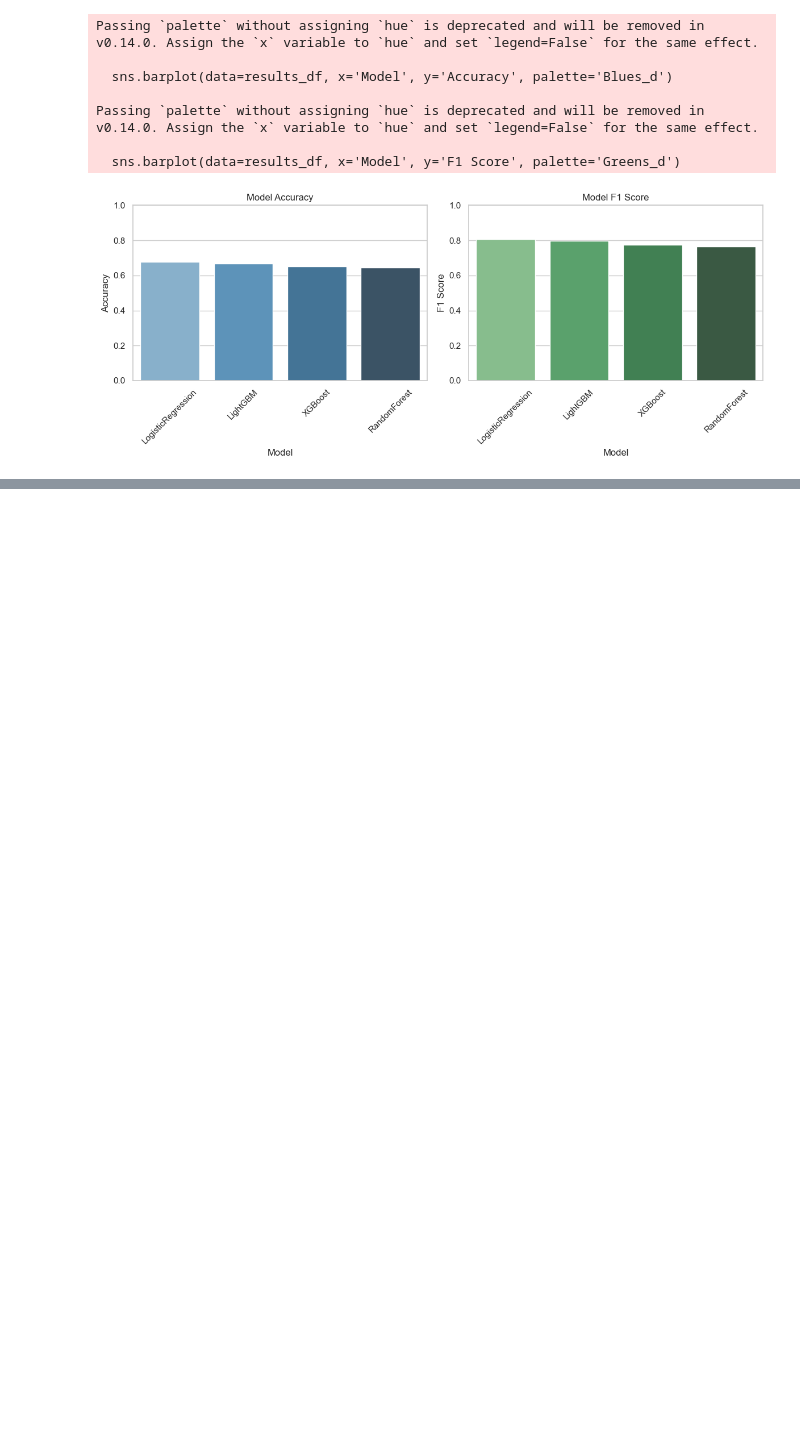
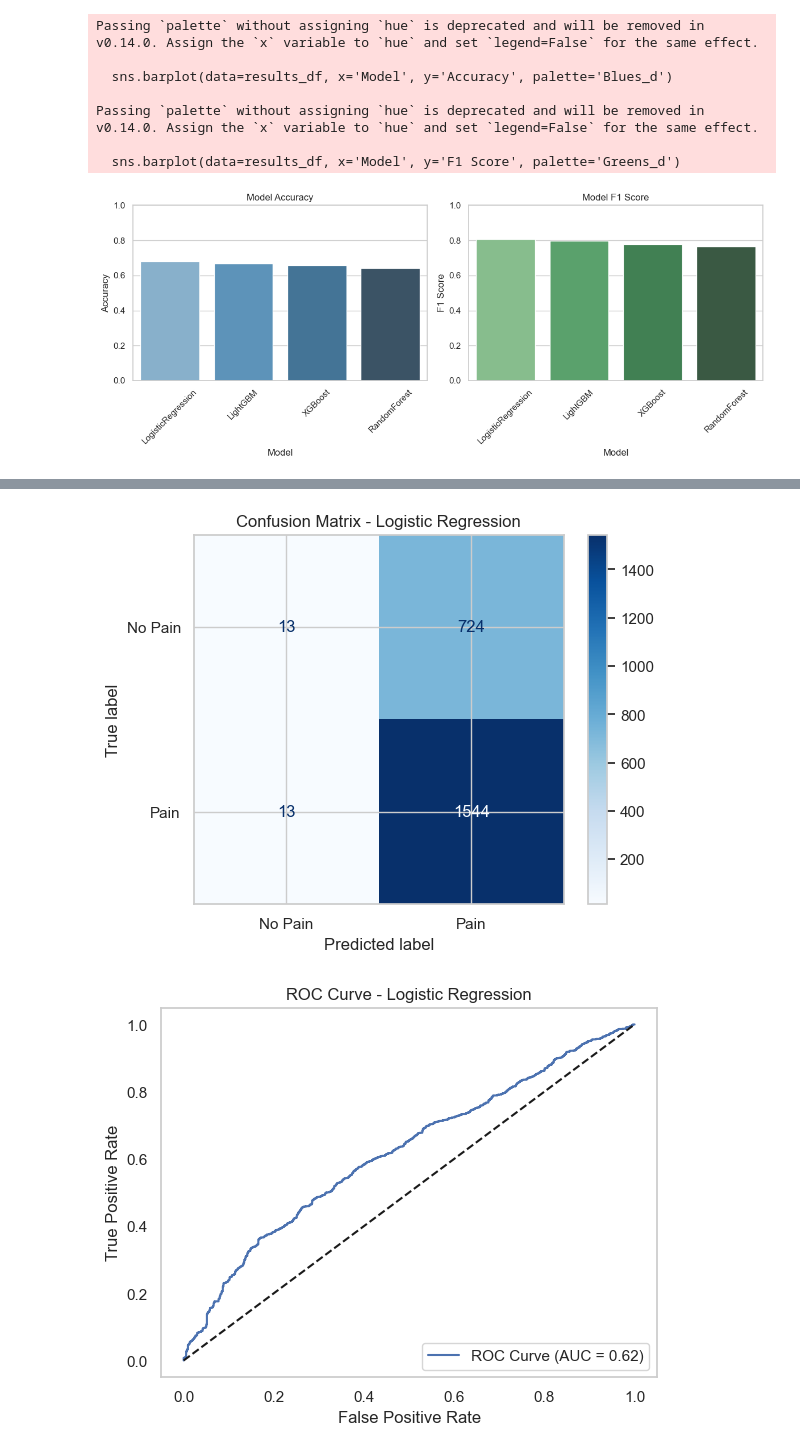
Before and after one commit to merware4969/MLproject, a Jupyter notebook: eda.ipynb, the cells around one changed output, grey strips where cells are left out. Saved outputs shown, nothing was run; the diff lists cells and outputs as text; code cells hidden in the pictures; blank space fills up the shorter version.

```diff
--- a/eda.ipynb
+++ b/eda.ipynb
@@ -897,0 +867,39 @@ Passing `palette` without assigning `hue` is deprecated and will be removed in v
+# %%
+from sklearn.metrics import confusion_matrix, ConfusionMatrixDisplay
+from sklearn.metrics import roc_curve, roc_auc_score
+import matplotlib.pyplot as plt
+
+# 예: Logistic Regression 파이프라인을 전처리 포함해 학습
+from sklearn.pipeline import Pipeline
+
+pipe = Pipeline([
+    ('preprocessing', preprocessor),
+    ('model', LogisticRegression(max_iter=1000))
+])
+pipe.fit(X_train, y_train)
+y_pred = pipe.predict(X_test)
+y_prob = pipe.predict_proba(X_test)[:, 1]  # 양성 클래스 확률
+
+# 혼동 행렬
+cm = confusion_matrix(y_test, y_pred)
+disp = ConfusionMatrixDisplay(confusion_matrix=cm, display_labels=['No Pain', 'Pain'])
+disp.plot(cmap='Blues')
+plt.title("Confusion Matrix - Logistic Regression")
+plt.show()
+
+# ROC Curve
+fpr, tpr, thresholds = roc_curve(y_test, y_prob)
+roc_auc = roc_auc_score(y_test, y_prob)
+
+plt.figure()
+plt.plot(fpr, tpr, label=f'ROC Curve (AUC = {roc_auc:.2f})')
+plt.plot([0, 1], [0, 1], 'k--')  # 무작위 분류 기준선
+plt.xlabel('False Positive Rate')
+plt.ylabel('True Positive Rate')
+plt.title('ROC Curve - Logistic Regression')
+plt.legend(loc='lower right')
+plt.grid()
+plt.show()
+# %% [output]
+[figure, added]
+[figure, added]
```
Also changed, not shown: parts of 35 cells of this notebook, 6 other files.
